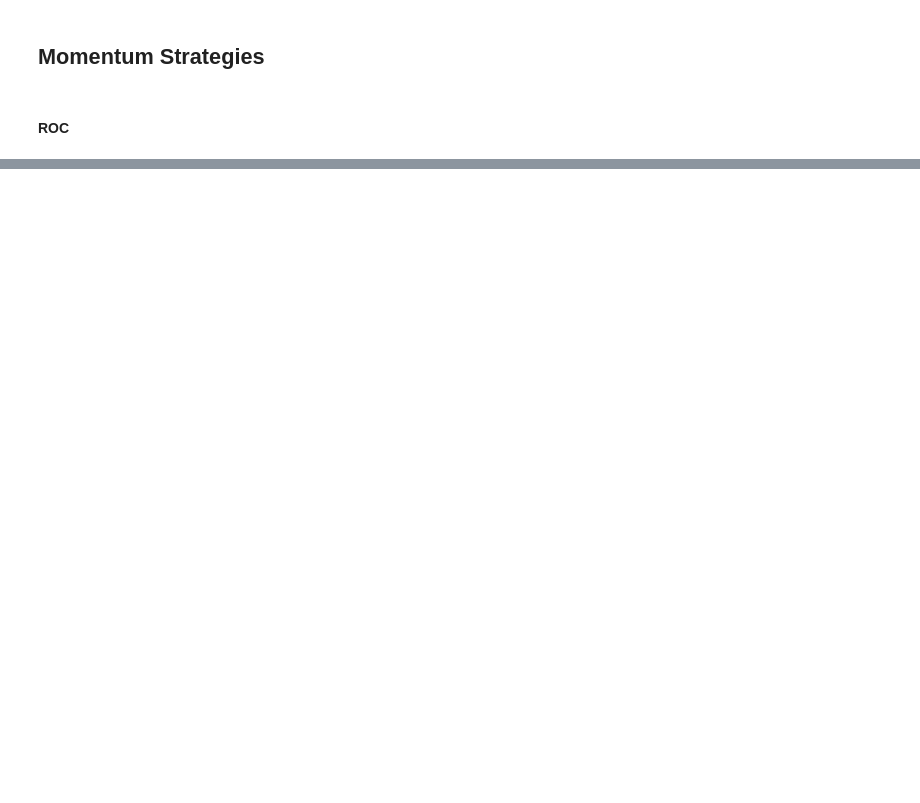
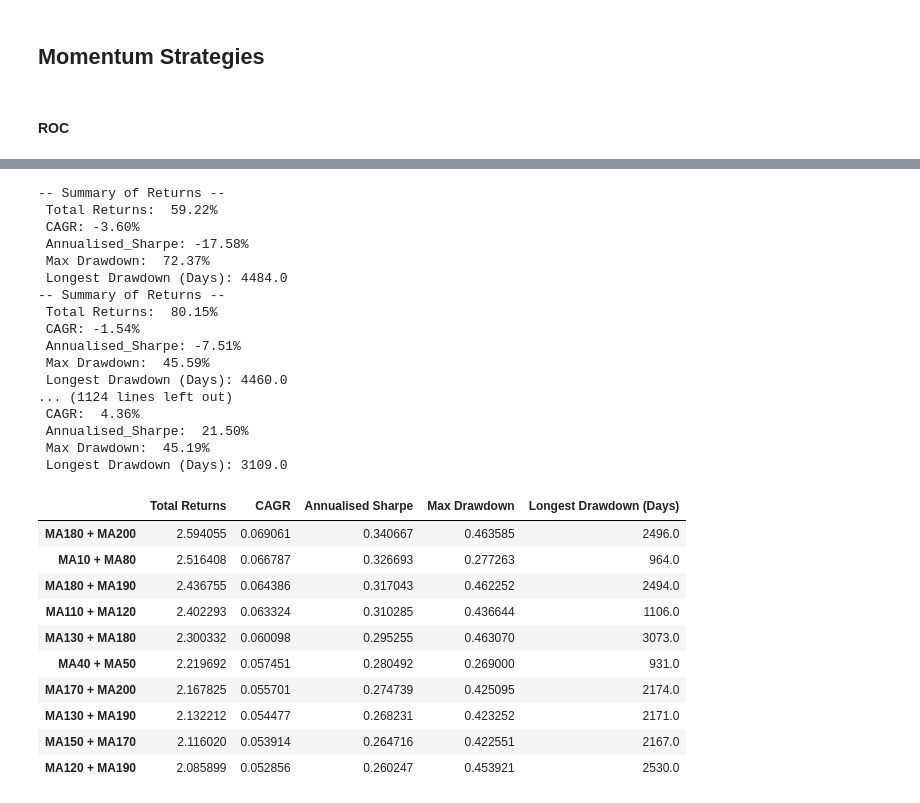
Before and after one commit to Gregtwl/GrpAssignment, a Jupyter notebook: Assignment.ipynb, the cells around one changed output, grey strips where cells are left out. Drawn from its saved outputs; the diff is of its cells as text; code cells hidden in the pictures; blank space fills up the shorter version.

```diff
--- a/Assignment.ipynb
+++ b/Assignment.ipynb
@@ -413,0 +417,72 @@ Name: ROC10, Length: 4787, dtype: float64
+# %%
+def generate_ma_cross_metrics(short_ma: list[int], long_ma: list[int]) -> pd.Series:
+
+    ma_cross_data = spy_data_close.copy()
+
+    ma_cross_summary_table = pd.DataFrame()
+
+    for j in long_ma:
+
+        for i in short_ma:
+
+            if i < j:
+
+                short_ma_cross_data = generate_moving_avg(ma_cross_data['Close'], i)
+                long_ma_cross_data = generate_moving_avg(ma_cross_data['Close'], j)
+
+                ma_cross_returns =\
+                (
+                    pd
+                    .concat(
+                            (spy_data_returns, generate_moving_avg_cross_signal(long_ma_cross_data, short_ma_cross_data)),
+                            axis = 1
+                            )
+                )
+
+                ma_cross_returns['Strat_Returns'] = ma_cross_returns['Returns']*ma_cross_returns['MA_Cross_Position'].shift(1)
+
+                ma_cross_summary_stat_series = evaluate_returns(ma_cross_returns['Strat_Returns'])
+                ma_cross_summary_stat_series.name = f'MA{i} + MA{j}'
+
+
+                ma_cross_summary_table = pd.concat([ma_cross_summary_table, ma_cross_summary_stat_series], axis = 1)
+
+    ma_cross_summary_table.index = ['Total Returns', 'CAGR', 'Annualised Sharpe', 'Max Drawdown', 'Longest Drawdown (Days)']
+    return ma_cross_summary_table.T
+# %%
+MA_list =\
+(
+    list(range(10, 201, 10))
+)
+# %%
+ma_cross_summary = generate_ma_cross_metrics(MA_list, MA_list)
+ma_cross_summary.sort_values(by = 'Annualised Sharpe', ascending = False).head(10)
+# %% [output]
+-- Summary of Returns --
+ Total Returns:  59.22%
+ CAGR: -3.60%
+ Annualised_Sharpe: -17.58%
+ Max Drawdown:  72.37%
+ Longest Drawdown (Days): 4484.0
+-- Summary of Returns --
+ Total Returns:  80.15%
+ CAGR: -1.54%
+ Annualised_Sharpe: -7.51%
+ Max Drawdown:  45.59%
+ Longest Drawdown (Days): 4460.0
+... (1124 lines left out)
+ CAGR:  4.36%
+ Annualised_Sharpe:  21.50%
+ Max Drawdown:  45.19%
+ Longest Drawdown (Days): 3109.0
+|  | Total Returns | CAGR | Annualised Sharpe | Max Drawdown | Longest Drawdown (Days) |
+| MA180 + MA200 | 2.594055 | 0.069061 | 0.340667 | 0.463585 | 2496.0 |
+| MA10 + MA80 | 2.516408 | 0.066787 | 0.326693 | 0.277263 | 964.0 |
+| MA180 + MA190 | 2.436755 | 0.064386 | 0.317043 | 0.462252 | 2494.0 |
+| MA110 + MA120 | 2.402293 | 0.063324 | 0.310285 | 0.436644 | 1106.0 |
+| MA130 + MA180 | 2.300332 | 0.060098 | 0.295255 | 0.463070 | 3073.0 |
+| MA40 + MA50 | 2.219692 | 0.057451 | 0.280492 | 0.269000 | 931.0 |
+| MA170 + MA200 | 2.167825 | 0.055701 | 0.274739 | 0.425095 | 2174.0 |
+| MA130 + MA190 | 2.132212 | 0.054477 | 0.268231 | 0.423252 | 2171.0 |
+| MA150 + MA170 | 2.116020 | 0.053914 | 0.264716 | 0.422551 | 2167.0 |
+| MA120 + MA190 | 2.085899 | 0.052856 | 0.260247 | 0.453921 | 2530.0 |
```
Also changed, not shown: parts of 9 cells of this notebook.
